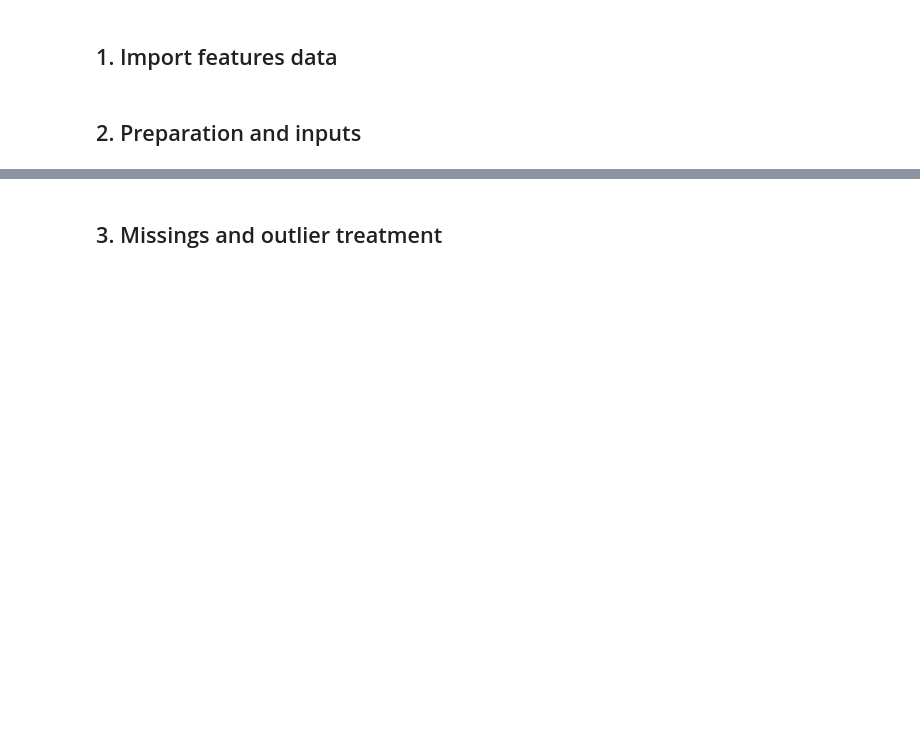
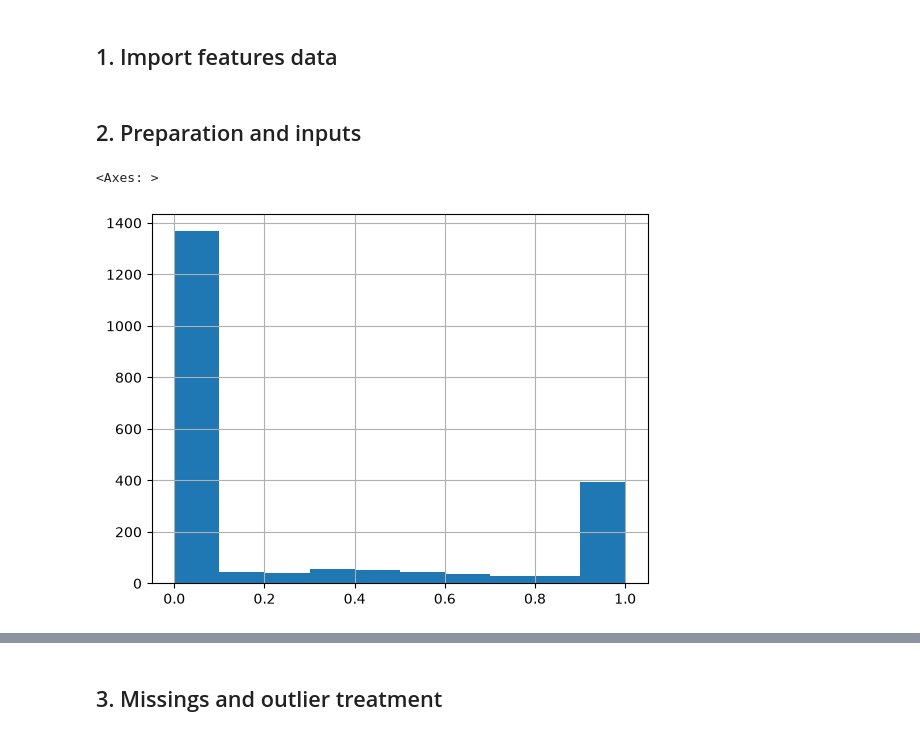
Before and after one commit to fra-c08-job-futures/c08-farming-exit, a Jupyter notebook: notebooks/03_causal_forest.ipynb, the cells around one changed output, grey strips where cells are left out. Cells and saved outputs as stored; diff of their text form; code cells hidden in the pictures; blank space fills up the shorter version.

```diff
--- a/notebooks/03_causal_forest.ipynb
+++ b/notebooks/03_causal_forest.ipynb
@@ -193,4 +190,9 @@ W = [
  ]
 
 df = df[[Y] + [T] + X + W]
+# %%
+df['off_farm_hours_annual_share'].hist()
+# %% [output]
+<Axes: >
+[figure, added]
 # %%
```
Also changed, not shown: parts of 26 cells of this notebook, 7 other files.
